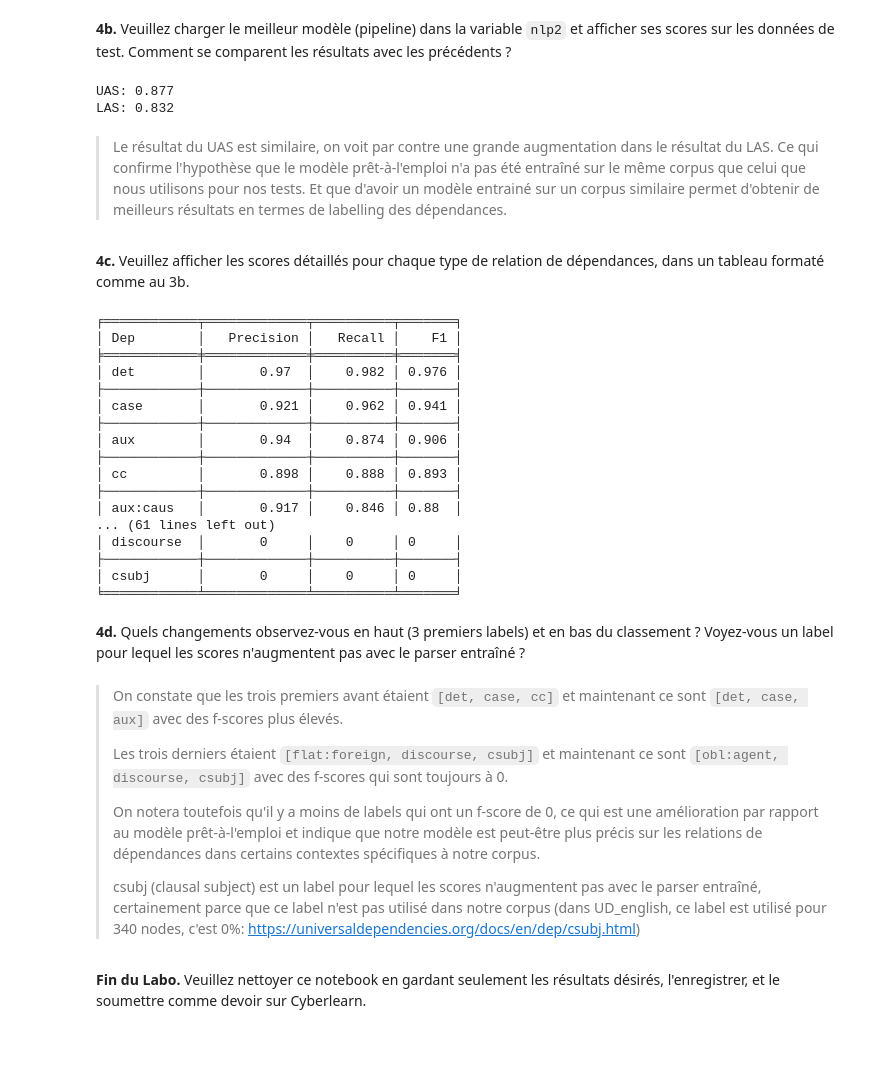
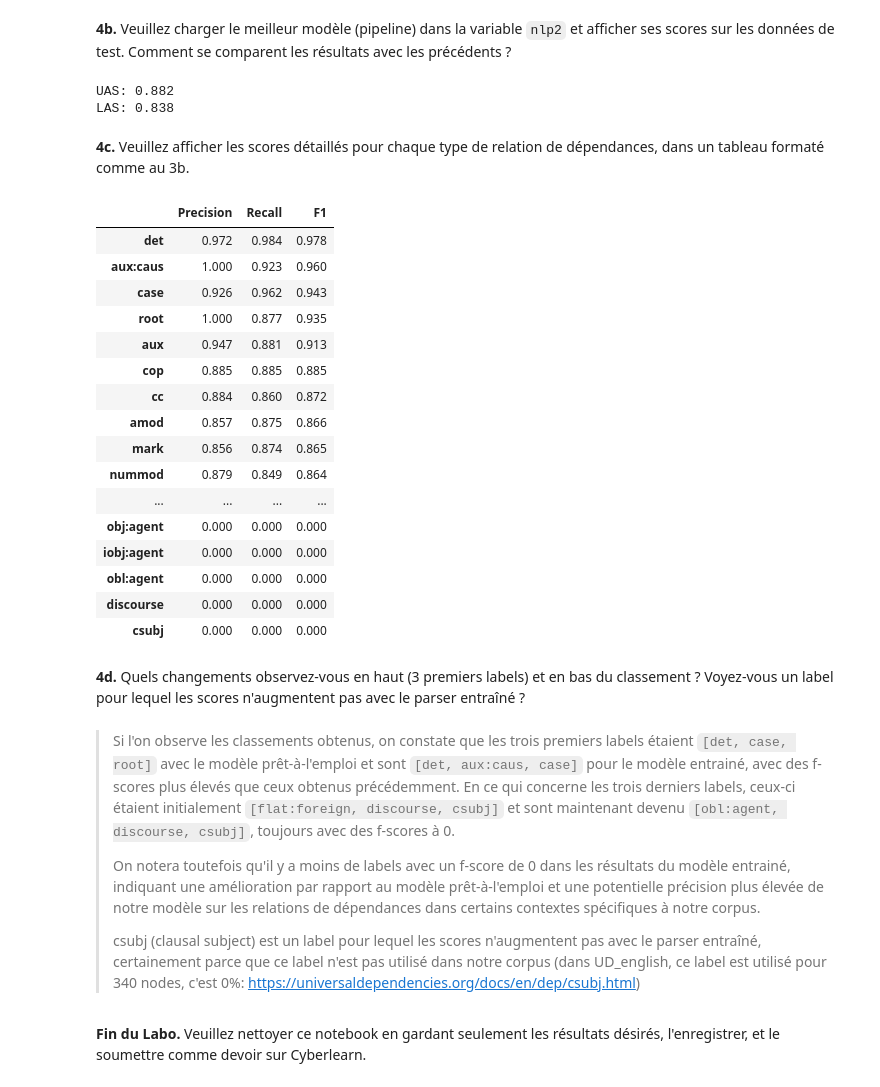
Before and after one commit to heig-lherman/tal, a Jupyter notebook: pw3/TAL_Labo3_Butty_Herman.ipynb, the cells around one changed output. Drawn from its saved outputs; the diff is of its cells as text; code cells hidden in the pictures; blank space fills up the shorter version.

```diff
--- a/pw3/TAL_Labo3_Butty_Herman.ipynb
+++ b/pw3/TAL_Labo3_Butty_Herman.ipynb
@@ -264,63 +288,51 @@ Veuillez effectuer l'entraînement avec la ligne de commande suivante.  Faites p
 # %% [markdown]
 **4b.**  Veuillez charger le meilleur modèle (pipeline) dans la variable `nlp2` et afficher ses scores sur les données de test.  Comment se comparent les résultats avec les précédents ?
 # %%
-# Veuillez écrire votre code ici.
-nlp2 = spacy.load("./myDEPparser1-5epoch/model-best")
-test_data = DocBin().from_disk("../pw2/spacy_data/fr-ud-test.spacy")
+nlp2 = spacy.load("./myDEPparser2/model-best")
+test_data = DocBin().from_disk("../Labo2/spacy_data/fr-ud-test.spacy")
 
-score = Scorer().score([
-    Example(
-        nlp2(Doc(nlp2.vocab, [token.text for token in doc])),
-        doc
-    ) for doc in test_data.get_docs(nlp2.vocab)
-])
+score = Scorer().score(
+    [Example(nlp2(doc.copy()), doc) for doc in test_data.get_docs(nlp2.vocab)]
+)
 
 print(f"UAS: {score['dep_uas']:.3f}")
 print(f"LAS: {score['dep_las']:.3f}")
 # %% [output]
-UAS: 0.877
-LAS: 0.832
+UAS: 0.882
+LAS: 0.838
-# %% [markdown]
-> Le résultat du UAS est similaire, on voit par contre une grande augmentation dans le résultat du LAS. Ce qui confirme l'hypothèse que le modèle prêt-à-l'emploi n'a pas été entraîné sur le même corpus que celui que nous utilisons pour nos tests. Et que d'avoir un modèle entrainé sur un corpus similaire permet d'obtenir de meilleurs résultats en termes de labelling des dépendances.
 # %% [markdown]
 **4c.** Veuillez afficher les scores détaillés pour chaque type de relation de dépendances, dans un tableau formaté comme au 3b.
-# %%
-# Veuillez écrire votre code ici.
-
-dep_las_per_type = score["dep_las_per_type"]
-dep_las_per_type = sorted(dep_las_per_type.items(), key=lambda x: x[1]["f"], reverse=True)
-
-print(tabulate(
-    [(dep, f"{score['p']:.3f}", f"{score['r']:.3f}", f"{score['f']:.3f}") for dep, score in dep_las_per_type],
-    headers=["Dep", "Precision", "Recall", "F1"],
-    tablefmt="fancy_grid"
-))
-# %% [output]
-╒════════════╤═════════════╤══════════╤═══════╕
-│ Dep        │   Precision │   Recall │    F1 │
-╞════════════╪═════════════╪══════════╪═══════╡
-│ det        │       0.97  │    0.982 │ 0.976 │
-├────────────┼─────────────┼──────────┼───────┤
-│ case       │       0.921 │    0.962 │ 0.941 │
-├────────────┼─────────────┼──────────┼───────┤
-│ aux        │       0.94  │    0.874 │ 0.906 │
-├────────────┼─────────────┼──────────┼───────┤
-│ cc         │       0.898 │    0.888 │ 0.893 │
-├────────────┼─────────────┼──────────┼───────┤
-│ aux:caus   │       0.917 │    0.846 │ 0.88  │
-... (61 lines left out)
-│ discourse  │       0     │    0     │ 0     │
-├────────────┼─────────────┼──────────┼───────┤
-│ csubj      │       0     │    0     │ 0     │
-╘════════════╧═════════════╧══════════╧═══════╛
+# %%
+df = pd.DataFrame.from_dict(score["dep_las_per_type"], orient='index')
+df.columns = ['Precision', 'Recall', 'F1']
+df.sort_values(by='F1', ascending=False, inplace=True)
+
+pd.options.display.float_format = "{:.3f}".format
+df
+# %% [output]
+|  | Precision | Recall | F1 |
+| det | 0.972 | 0.984 | 0.978 |
+| aux:caus | 1.000 | 0.923 | 0.960 |
+| case | 0.926 | 0.962 | 0.943 |
+| root | 1.000 | 0.877 | 0.935 |
+| aux | 0.947 | 0.881 | 0.913 |
+| cop | 0.885 | 0.885 | 0.885 |
+| cc | 0.884 | 0.860 | 0.872 |
+| amod | 0.857 | 0.875 | 0.866 |
+| mark | 0.856 | 0.874 | 0.865 |
+| nummod | 0.879 | 0.849 | 0.864 |
+| ... | ... | ... | ... |
+| obj:agent | 0.000 | 0.000 | 0.000 |
+| iobj:agent | 0.000 | 0.000 | 0.000 |
+| obl:agent | 0.000 | 0.000 | 0.000 |
+| discourse | 0.000 | 0.000 | 0.000 |
+| csubj | 0.000 | 0.000 | 0.000 |
 # %% [markdown]
 **4d.** Quels changements observez-vous en haut (3 premiers labels) et en bas du classement ?  Voyez-vous un label pour lequel les scores n'augmentent pas avec le parser entraîné ?
 # %% [markdown]
-> On constate que les trois premiers avant étaient `[det, case, cc]` et maintenant ce sont `[det, case, aux]` avec des f-scores plus élevés.
+> Si l'on observe les classements obtenus, on constate que les trois premiers labels étaient `[det, case, root]` avec le modèle prêt-à-l'emploi et sont `[det, aux:caus, case]` pour le modèle entrainé, avec des f-scores plus élevés que ceux obtenus précédemment. En ce qui concerne les trois derniers labels, ceux-ci étaient initialement `[flat:foreign, discourse, csubj]` et sont maintenant devenu `[obl:agent, discourse, csubj]`, toujours avec des f-scores à 0.
 >
-> Les trois derniers étaient `[flat:foreign, discourse, csubj]` et maintenant ce sont `[obl:agent, discourse, csubj]` avec des f-scores qui sont toujours à 0.
->
-> On notera toutefois qu'il y a moins de labels qui ont un f-score de 0, ce qui est une amélioration par rapport au modèle prêt-à-l'emploi et indique que notre modèle est peut-être plus précis sur les relations de dépendances dans certains contextes spécifiques à notre corpus.
+> On notera toutefois qu'il y a moins de labels avec un f-score de 0 dans les résultats du modèle entrainé, indiquant une amélioration par rapport au modèle prêt-à-l'emploi et une potentielle précision plus élevée de notre modèle sur les relations de dépendances dans certains contextes spécifiques à notre corpus.
 >
 > csubj (clausal subject) est un label pour lequel les scores n'augmentent pas avec le parser entraîné, certainement parce que ce label n'est pas utilisé dans notre corpus (dans UD_english, ce label est utilisé pour 340 nodes, c'est 0%: https://universaldependencies.org/docs/en/dep/csubj.html)
 # %% [markdown]
```
Also changed, not shown: parts of 29 cells of this notebook, 31 other files.
